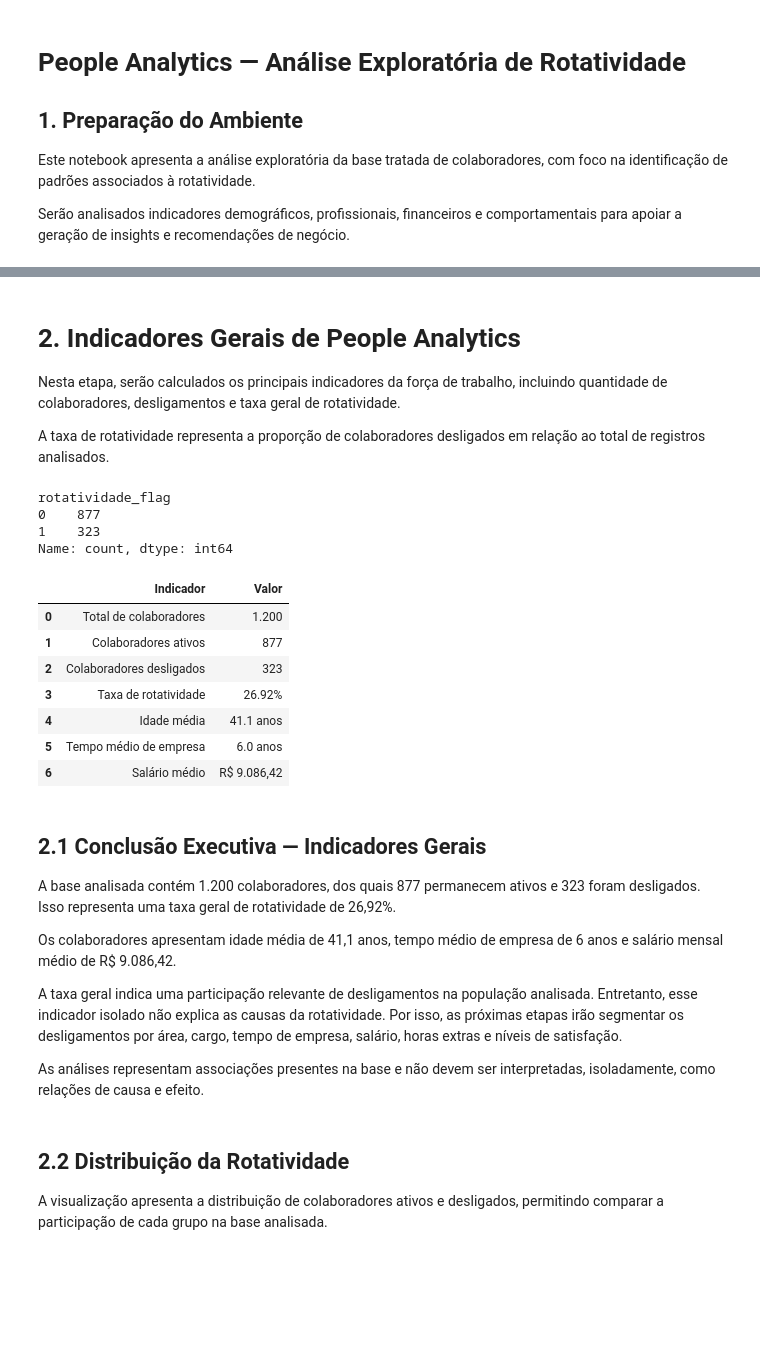
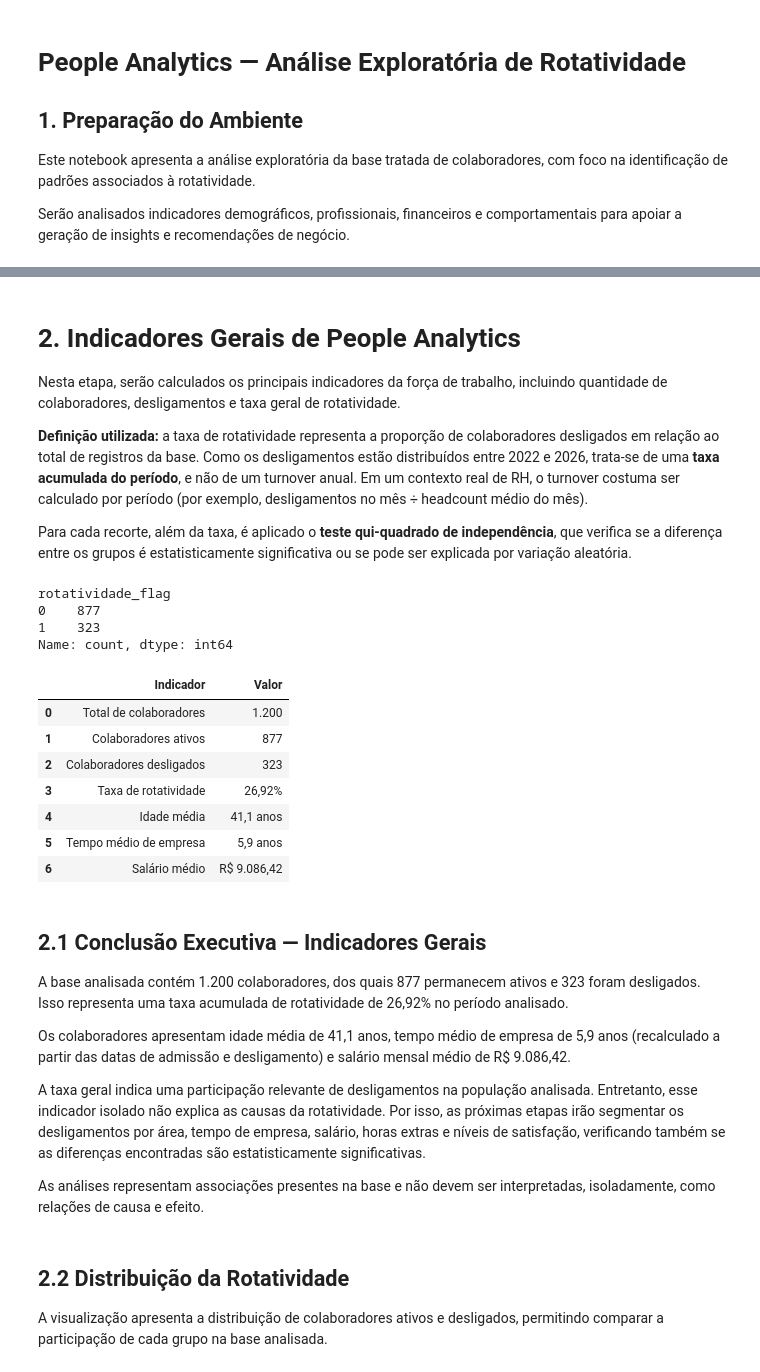
Before and after one commit to leandroanalytics/people-analytics-turnover, a Jupyter notebook: notebooks/02_eda.ipynb, the cells around one changed output, grey strips where cells are left out. Cells and saved outputs as stored; diff of their text form; code cells hidden in the pictures; blank space fills up the shorter version.

```diff
--- a/notebooks/02_eda.ipynb
+++ b/notebooks/02_eda.ipynb
@@ -70,9 +110,11 @@ memory usage: 215.8+ KB
 # %% [markdown]
- # 2. Indicadores Gerais de People Analytics
+# 2. Indicadores Gerais de People Analytics
 
 Nesta etapa, serão calculados os principais indicadores da força de trabalho, incluindo quantidade de colaboradores, desligamentos e taxa geral de rotatividade.
 
-A taxa de rotatividade representa a proporção de colaboradores desligados em relação ao total de registros analisados.
+**Definição utilizada:** a taxa de rotatividade representa a proporção de colaboradores desligados em relação ao total de registros da base. Como os desligamentos estão distribuídos entre 2022 e 2026, trata-se de uma **taxa acumulada do período**, e não de um turnover anual. Em um contexto real de RH, o turnover costuma ser calculado por período (por exemplo, desligamentos no mês ÷ headcount médio do mês).
+
+Para cada recorte, além da taxa, é aplicado o **teste qui-quadrado de independência**, que verifica se a diferença entre os grupos é estatisticamente significativa ou se pode ser explicada por variação aleatória.
 # %%
 # Converte a variável de rotatividade em formato numérico para facilitar os cálculos
 df["rotatividade_flag"] = df["rotatividade"].map({
@@ -117,48 +159,48 @@ idade_media = df["idade"].mean()
 # %%
 # Organiza os principais indicadores em uma tabela executiva
 resumo_kpis = pd.DataFrame({
     "Indicador": [
         "Total de colaboradores",
         "Colaboradores ativos",
         "Colaboradores desligados",
         "Taxa de rotatividade",
         "Idade média",
         "Tempo médio de empresa",
         "Salário médio"
     ],
     "Valor": [
         f"{total_colaboradores:,}".replace(",", "."),
         f"{total_ativos:,}".replace(",", "."),
         f"{total_desligados:,}".replace(",", "."),
-        f"{taxa_rotatividade:.2%}",
-        f"{idade_media:.1f} anos",
-        f"{tempo_medio_empresa:.1f} anos",
+        f"{taxa_rotatividade:.2%}".replace(".", ","),
+        f"{idade_media:.1f} anos".replace(".", ","),
+        f"{tempo_medio_empresa:.1f} anos".replace(".", ","),
         f"R$ {salario_medio:,.2f}"
         .replace(",", "X")
         .replace(".", ",")
         .replace("X", ".")
     ]
 })
 
 # Exibe o resumo executivo dos indicadores
 resumo_kpis
 # %% [output]
 |  | Indicador | Valor |
 | 0 | Total de colaboradores | 1.200 |
 | 1 | Colaboradores ativos | 877 |
 | 2 | Colaboradores desligados | 323 |
-| 3 | Taxa de rotatividade | 26.92% |
-| 4 | Idade média | 41.1 anos |
-| 5 | Tempo médio de empresa | 6.0 anos |
+| 3 | Taxa de rotatividade | 26,92% |
+| 4 | Idade média | 41,1 anos |
+| 5 | Tempo médio de empresa | 5,9 anos |
 | 6 | Salário médio | R$ 9.086,42 |
 # %% [markdown]
 ## 2.1 Conclusão Executiva — Indicadores Gerais
 
-A base analisada contém 1.200 colaboradores, dos quais 877 permanecem ativos e 323 foram desligados. Isso representa uma taxa geral de rotatividade de 26,92%.
+A base analisada contém 1.200 colaboradores, dos quais 877 permanecem ativos e 323 foram desligados. Isso representa uma taxa acumulada de rotatividade de 26,92% no período analisado.
 
-Os colaboradores apresentam idade média de 41,1 anos, tempo médio de empresa de 6 anos e salário mensal médio de R$ 9.086,42.
+Os colaboradores apresentam idade média de 41,1 anos, tempo médio de empresa de 5,9 anos (recalculado a partir das datas de admissão e desligamento) e salário mensal médio de R$ 9.086,42.
 
-A taxa geral indica uma participação relevante de desligamentos na população analisada. Entretanto, esse indicador isolado não explica as causas da rotatividade. Por isso, as próximas etapas irão segmentar os desligamentos por área, cargo, tempo de empresa, salário, horas extras e níveis de satisfação.
+A taxa geral indica uma participação relevante de desligamentos na população analisada. Entretanto, esse indicador isolado não explica as causas da rotatividade. Por isso, as próximas etapas irão segmentar os desligamentos por área, tempo de empresa, salário, horas extras e níveis de satisfação, verificando também se as diferenças encontradas são estatisticamente significativas.
 
 As análises representam associações presentes na base e não devem ser interpretadas, isoladamente, como relações de causa e efeito.
 # %% [markdown]
```
Also changed, not shown: parts of 45 cells of this notebook, 18 other files.
